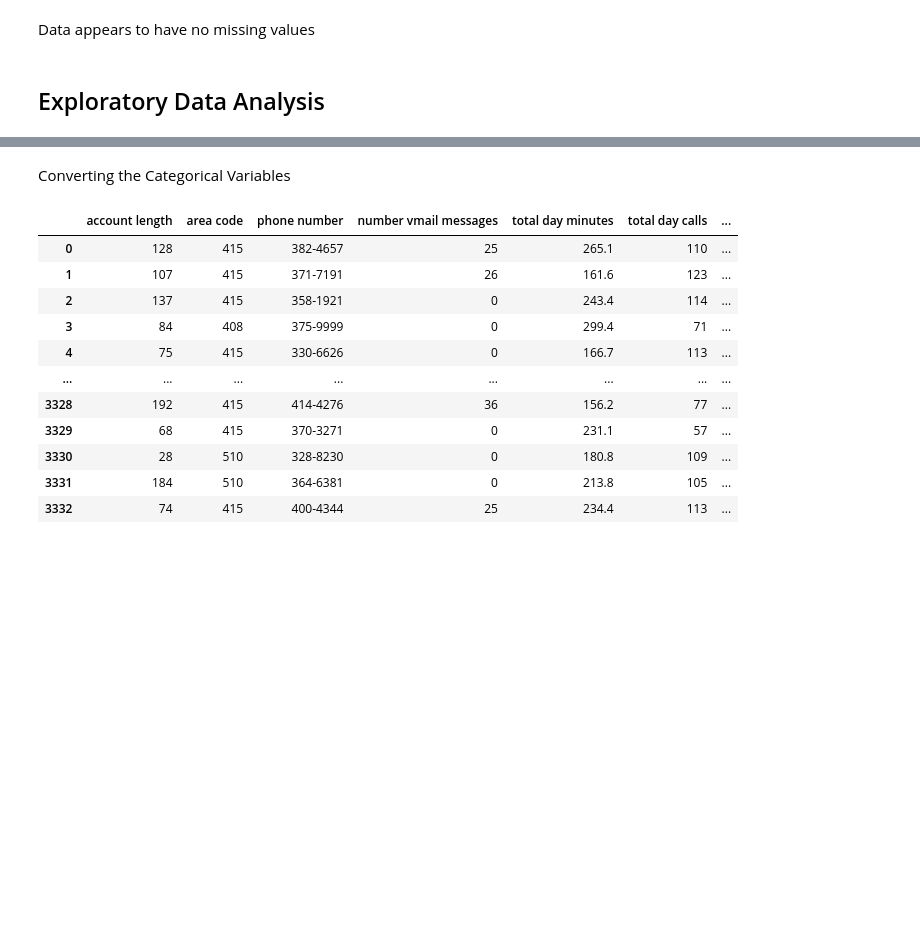
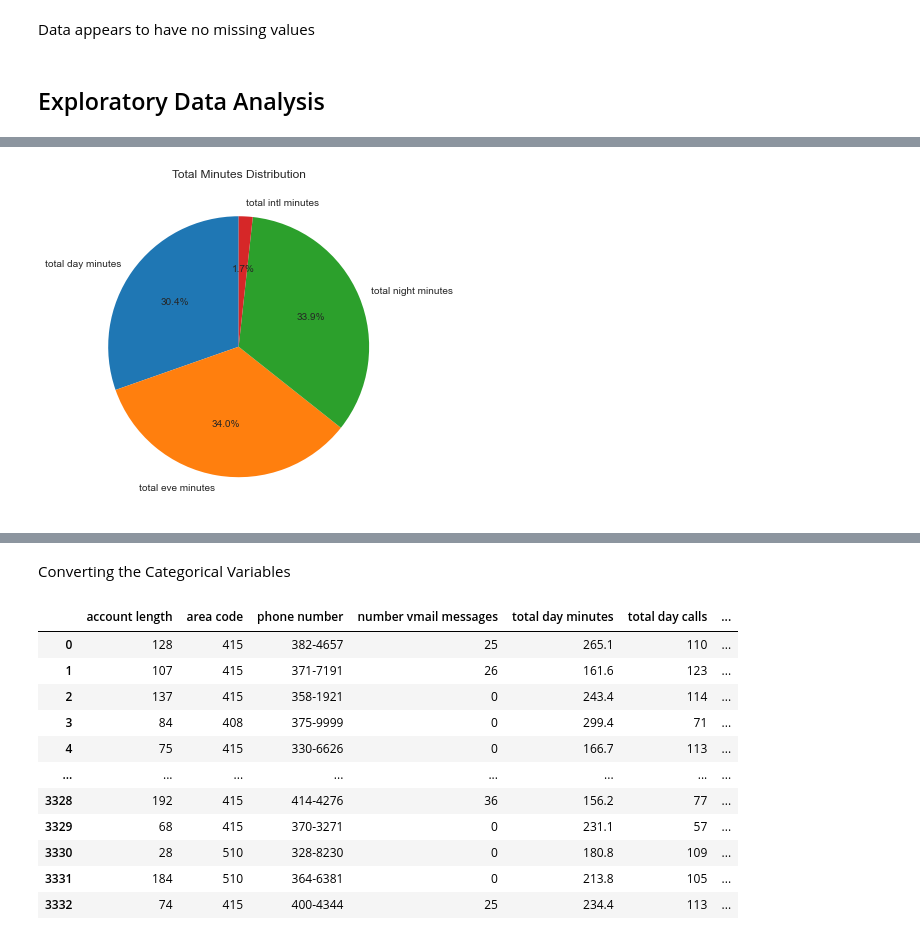
Before and after one commit to MAZSUSA/SYRIATEL-CUSTOMER-CHURN-ANALYSIS, a Jupyter notebook: index.ipynb, the cells around one changed output, grey strips where cells are left out. Cells and saved outputs as stored; diff of their text form; code cells hidden in the pictures; blank space fills up the shorter version.

```diff
--- a/index.ipynb
+++ b/index.ipynb
@@ -155,0 +217,13 @@ Data appears to have no missing values
+# %%
+col_sum = ['total day minutes', 'total eve minutes', 'total night minutes', 'total intl minutes']
+
+# Calculate the sum for each column
+sums = df[col_sum].sum()
+
+# Plot a pie chart
+plt.figure(figsize=(6, 6))
+plt.pie(sums, labels=sums.index, autopct='%1.1f%%', startangle=90)
+plt.title('Total Minutes Distribution')
+plt.show()
+# %% [output]
+[figure, added]
```
Also changed, not shown: parts of 22 cells of this notebook.
